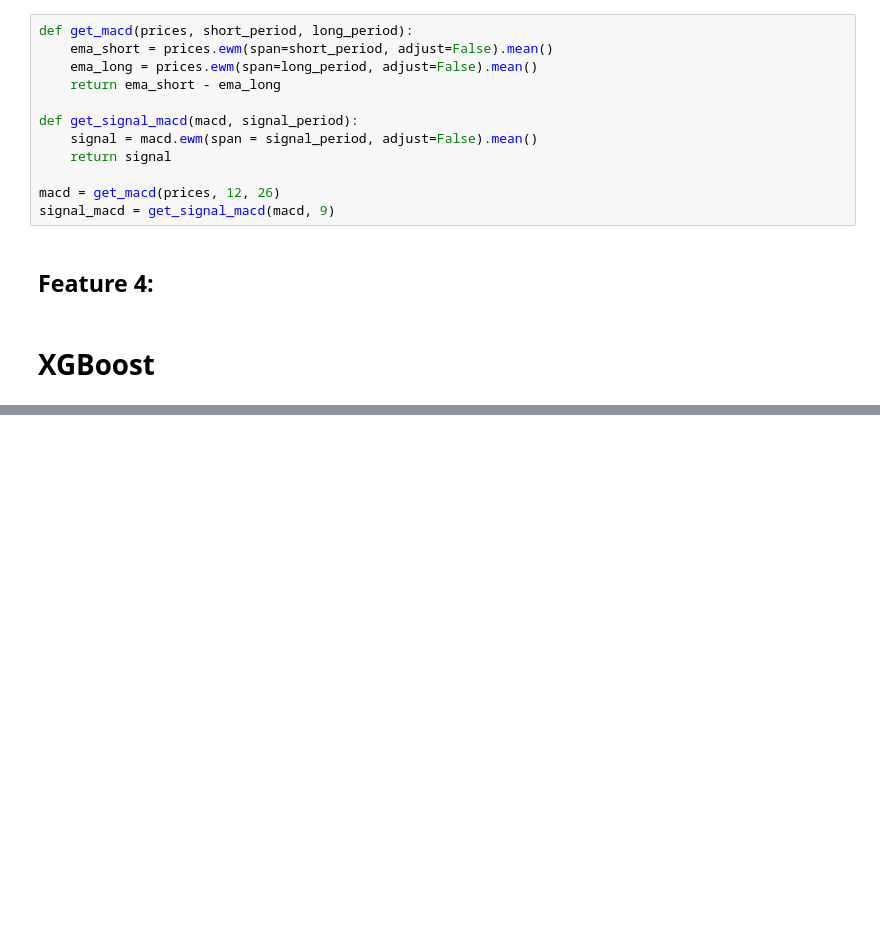
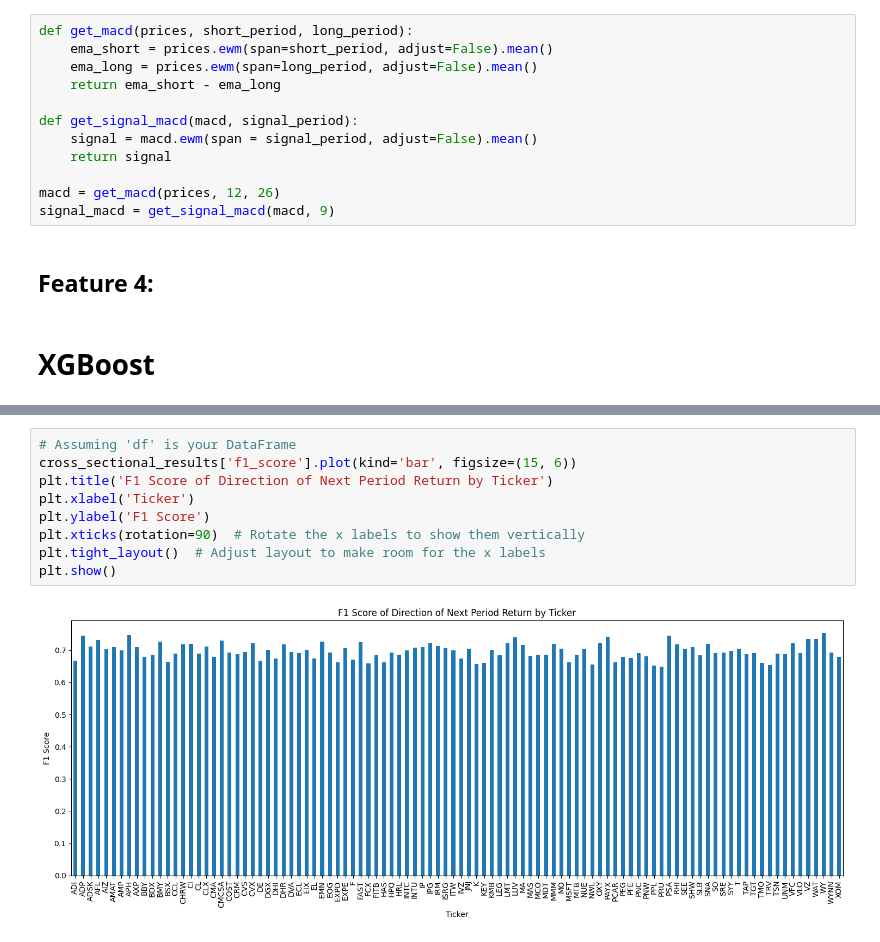
Before and after one commit to talhajamal11/BigData1Project, a Jupyter notebook: src/TalhaJamal/xgboost.ipynb, the cells around one changed output, grey strips where cells are left out. Saved outputs shown, nothing was run; the diff lists cells and outputs as text; blank space fills up the shorter version.

```diff
--- a/src/TalhaJamal/xgboost.ipynb
+++ b/src/TalhaJamal/xgboost.ipynb
@@ -148,0 +193,11 @@ plt.show()
+# %%
+# Assuming 'df' is your DataFrame
+cross_sectional_results['f1_score'].plot(kind='bar', figsize=(15, 6))
+plt.title('F1 Score of Direction of Next Period Return by Ticker')
+plt.xlabel('Ticker')
+plt.ylabel('F1 Score')
+plt.xticks(rotation=90)  # Rotate the x labels to show them vertically
+plt.tight_layout()  # Adjust layout to make room for the x labels
+plt.show()
+# %% [output]
+[figure, added]
```
Also changed, not shown: parts of 8 cells of this notebook.
